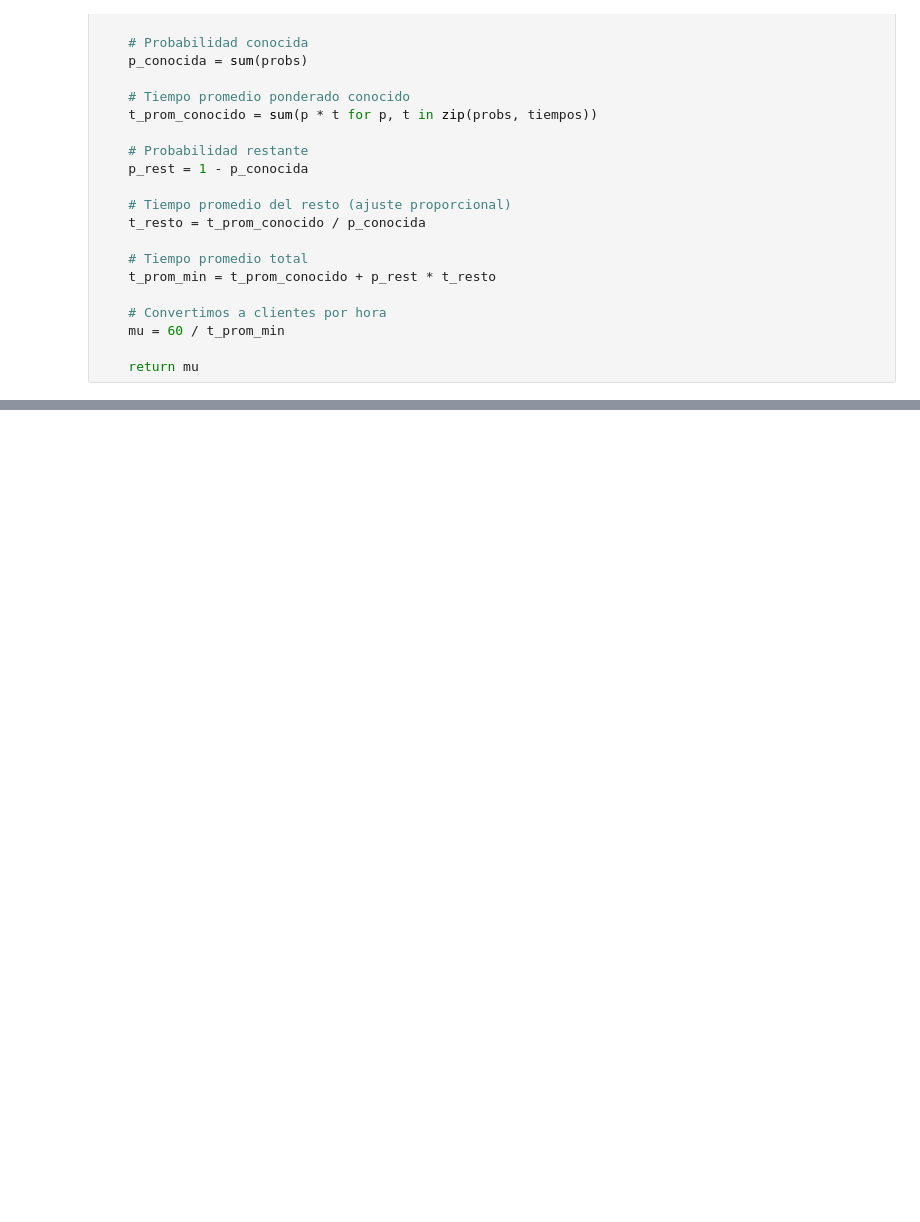
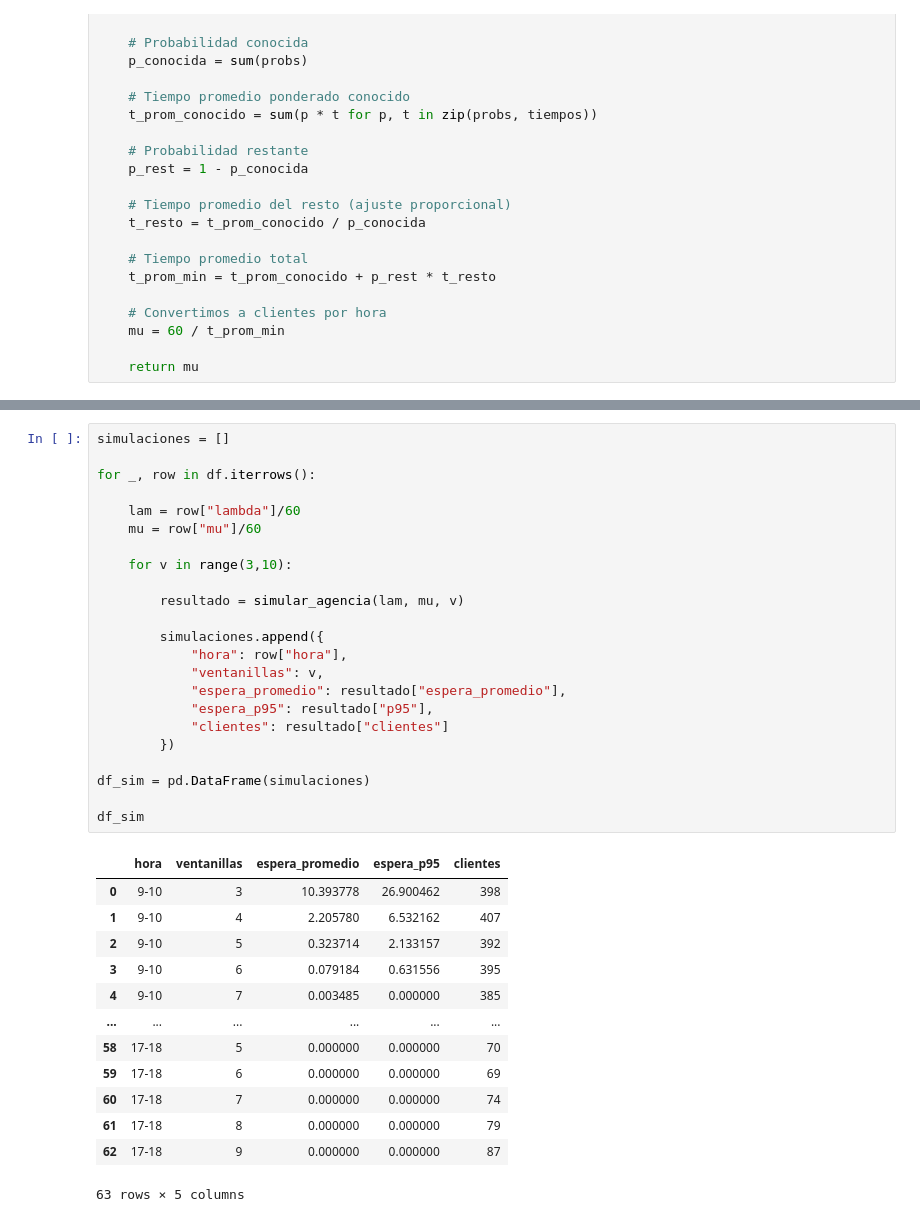
Before and after one commit to antonio-xrp/data_science_ibm, a Jupyter notebook: notebooks/colas.ipynb, the cells around one changed output, grey strips where cells are left out. Cells and saved outputs as stored; diff of their text form; blank space fills up the shorter version.

```diff
--- a/notebooks/colas.ipynb
+++ b/notebooks/colas.ipynb
@@ -251,0 +266,37 @@ plt.show()
+# %%
+simulaciones = []
+
+for _, row in df.iterrows():
+
+    lam = row["lambda"]/60
+    mu = row["mu"]/60
+
+    for v in range(3,10):
+
+        resultado = simular_agencia(lam, mu, v)
+
+        simulaciones.append({
+            "hora": row["hora"],
+            "ventanillas": v,
+            "espera_promedio": resultado["espera_promedio"],
+            "espera_p95": resultado["p95"],
+            "clientes": resultado["clientes"]
+        })
+
+df_sim = pd.DataFrame(simulaciones)
+
+df_sim
+# %% [output]
+|  | hora | ventanillas | espera_promedio | espera_p95 | clientes |
+| 0 | 9-10 | 3 | 10.393778 | 26.900462 | 398 |
+| 1 | 9-10 | 4 | 2.205780 | 6.532162 | 407 |
+| 2 | 9-10 | 5 | 0.323714 | 2.133157 | 392 |
+| 3 | 9-10 | 6 | 0.079184 | 0.631556 | 395 |
+| 4 | 9-10 | 7 | 0.003485 | 0.000000 | 385 |
+| ... | ... | ... | ... | ... | ... |
+| 58 | 17-18 | 5 | 0.000000 | 0.000000 | 70 |
+| 59 | 17-18 | 6 | 0.000000 | 0.000000 | 69 |
+| 60 | 17-18 | 7 | 0.000000 | 0.000000 | 74 |
+| 61 | 17-18 | 8 | 0.000000 | 0.000000 | 79 |
+| 62 | 17-18 | 9 | 0.000000 | 0.000000 | 87 |
+63 rows × 5 columns
```
Also changed, not shown: parts of 9 cells of this notebook.
